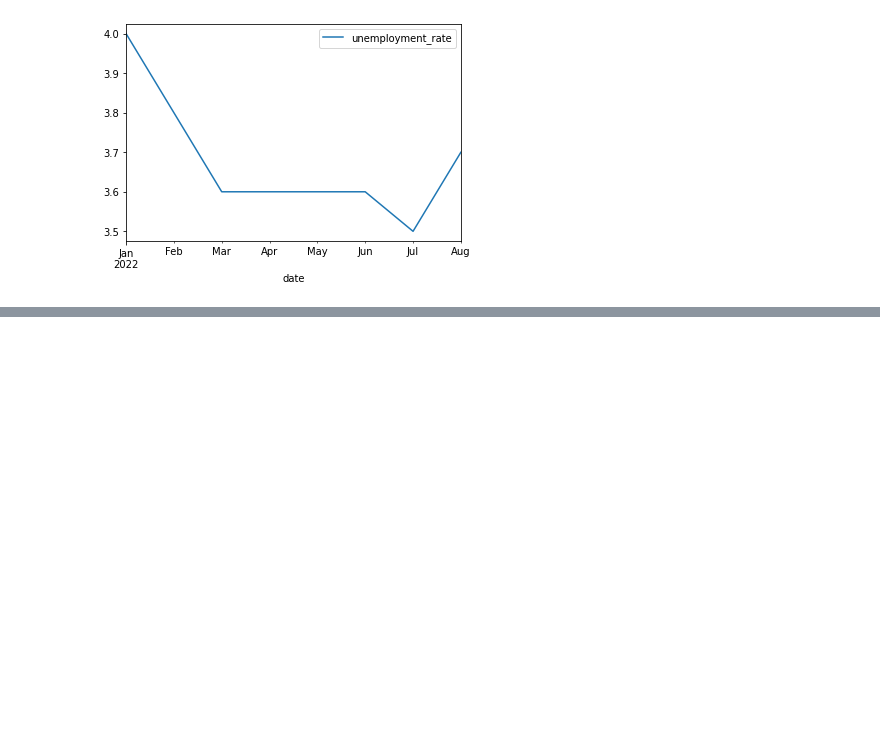
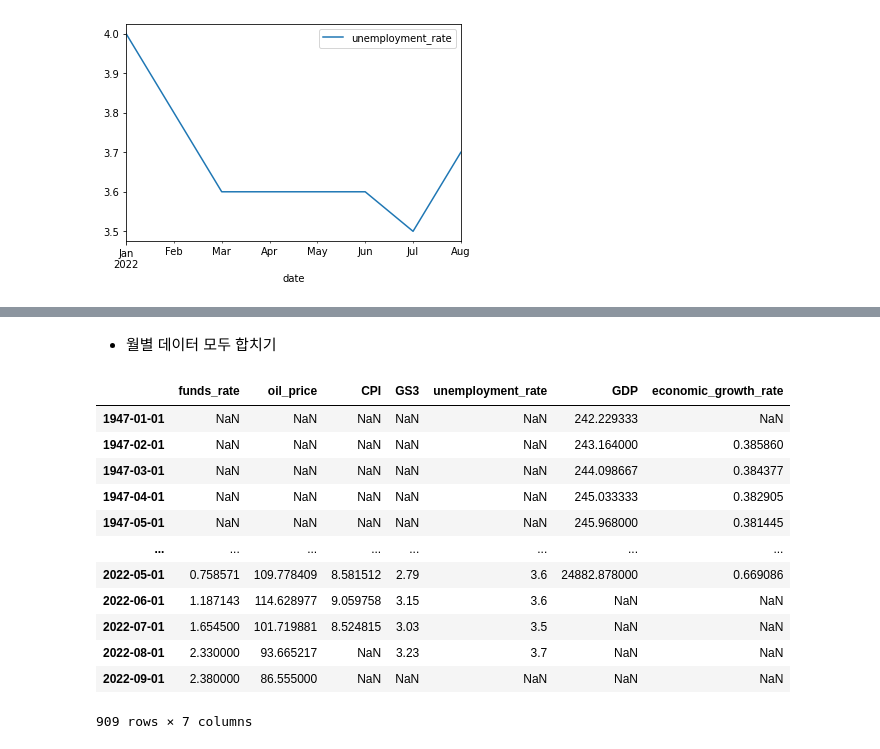
Before and after one commit to nan-park/section2_project, a Jupyter notebook: project_section2.ipynb, the cells around one changed output, grey strips where cells are left out. Cells and saved outputs as stored; diff of their text form; code cells hidden in the pictures; blank space fills up the shorter version.

```diff
--- a/project_section2.ipynb
+++ b/project_section2.ipynb
@@ -328,0 +487,7 @@ unemploy.loc['2022'].plot();
+# %%
+for i in range(len(gdp_upsample.index)):
+  if i != 0:  # 0일 때는 이전 값이 없으므로 넘어가기
+    present = gdp_upsample.iloc[i, 0]  # 금월 GDP
+    past = gdp_upsample.iloc[i-1, 0]   # 전월 GDP
+    gdp_upsample.iloc[i, 1] = (present - past) / past * 100
+gdp_upsample
@@ -328,0 +510,3 @@ unemploy.loc['2022'].plot();
+# %%
+gdp_upsample = gdp_upsample.drop(gdp_upsample.index[-1])
+gdp_upsample.tail()
@@ -328,0 +574,19 @@ unemploy.loc['2022'].plot();
+# %% [markdown]
+- 월별 데이터 모두 합치기
+# %%
+us_df = pd.concat([monthly_fed_funds_rate, monthly_oil_price, cpi, gs3, unemploy, gdp_upsample], axis=1)
+us_df
+# %% [output]
+|  | funds_rate | oil_price | CPI | GS3 | unemployment_rate | GDP | economic_growth_rate |
+| 1947-01-01 | NaN | NaN | NaN | NaN | NaN | 242.229333 | NaN |
+| 1947-02-01 | NaN | NaN | NaN | NaN | NaN | 243.164000 | 0.385860 |
+| 1947-03-01 | NaN | NaN | NaN | NaN | NaN | 244.098667 | 0.384377 |
+| 1947-04-01 | NaN | NaN | NaN | NaN | NaN | 245.033333 | 0.382905 |
+| 1947-05-01 | NaN | NaN | NaN | NaN | NaN | 245.968000 | 0.381445 |
+| ... | ... | ... | ... | ... | ... | ... | ... |
+| 2022-05-01 | 0.758571 | 109.778409 | 8.581512 | 2.79 | 3.6 | 24882.878000 | 0.669086 |
+| 2022-06-01 | 1.187143 | 114.628977 | 9.059758 | 3.15 | 3.6 | NaN | NaN |
+| 2022-07-01 | 1.654500 | 101.719881 | 8.524815 | 3.03 | 3.5 | NaN | NaN |
+| 2022-08-01 | 2.330000 | 93.665217 | NaN | 3.23 | 3.7 | NaN | NaN |
+| 2022-09-01 | 2.380000 | 86.555000 | NaN | NaN | NaN | NaN | NaN |
+909 rows × 7 columns
```
Also changed, not shown: parts of 33 cells of this notebook.
